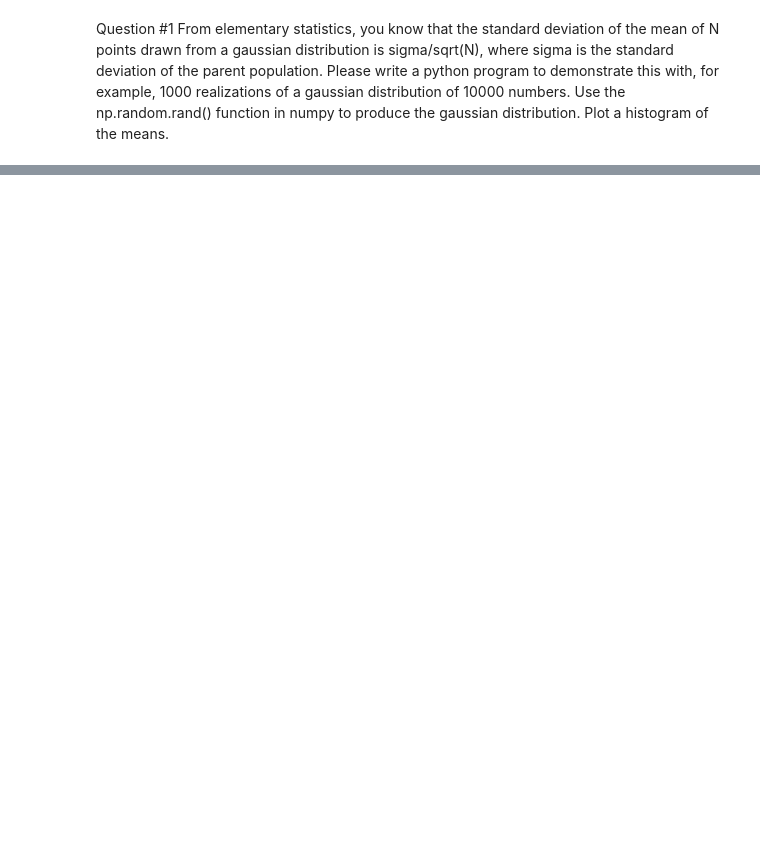
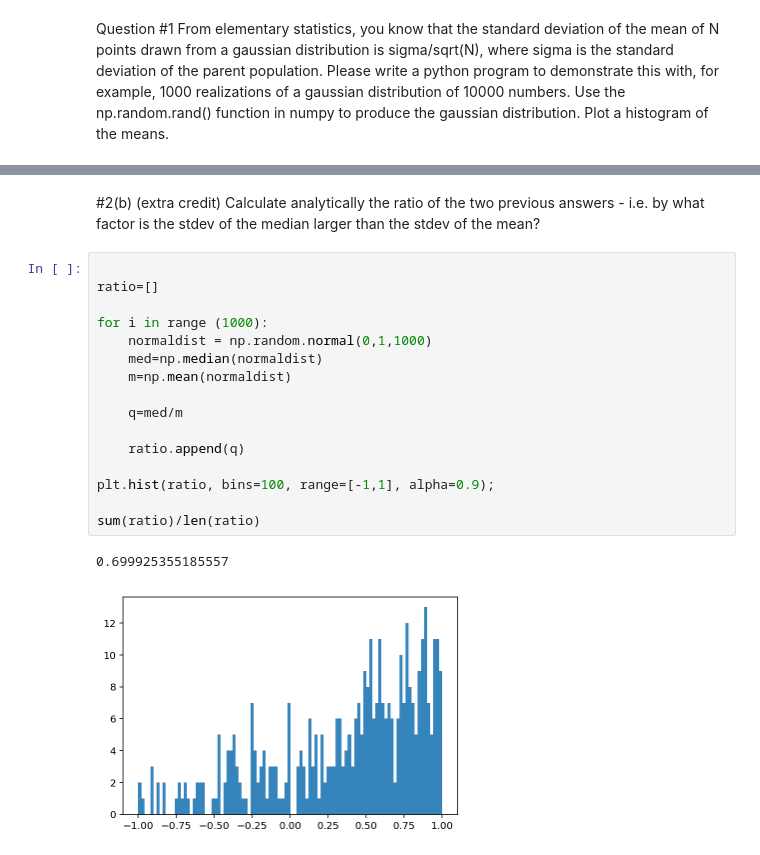
Before and after one commit to lockepatton/ASTR100-2020, a Jupyter notebook: Students/K_Hess/ASTR_100_HW1-Copy1.ipynb, the cells around one changed output, grey strips where cells are left out. Cells and saved outputs as stored; diff of their text form; blank space fills up the shorter version.

```diff
--- a/Students/K_Hess/ASTR_100_HW1-Copy1.ipynb
+++ b/Students/K_Hess/ASTR_100_HW1-Copy1.ipynb
@@ -50,0 +52,23 @@ for i in gp:
+# %% [markdown]
+#2(b)  (extra credit)  Calculate analytically the ratio of the two
+    previous answers - i.e. by what factor is the stdev of the median
+    larger than the stdev of the mean?
+# %%
+
+ratio=[]
+
+for i in range (1000):
+    normaldist = np.random.normal(0,1,1000)
+    med=np.median(normaldist)
+    m=np.mean(normaldist)
+
+    q=med/m
+
+    ratio.append(q)
+
+plt.hist(ratio, bins=100, range=[-1,1], alpha=0.9);
+
+sum(ratio)/len(ratio)
+# %% [output]
+0.699925355185557
+[figure, added]
```
Also changed, not shown: parts of 16 cells of this notebook.
